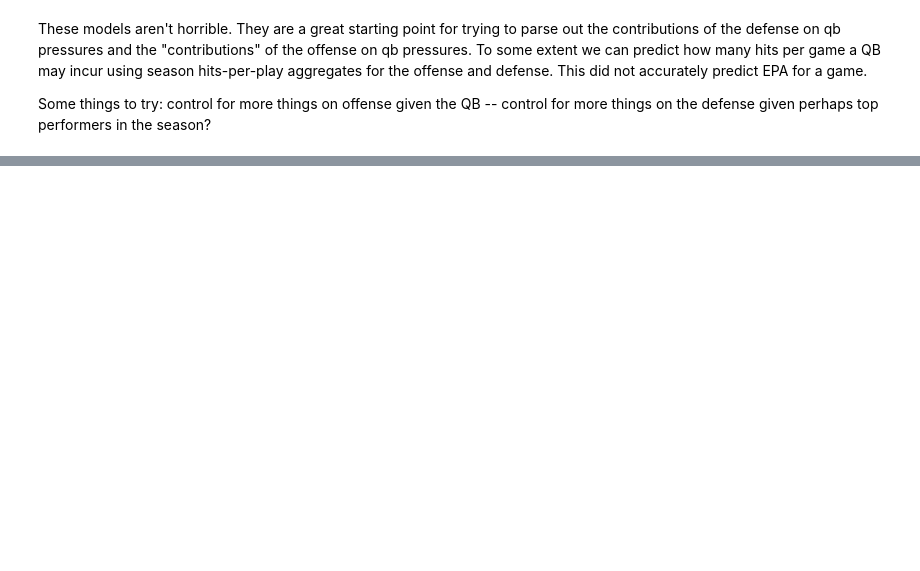
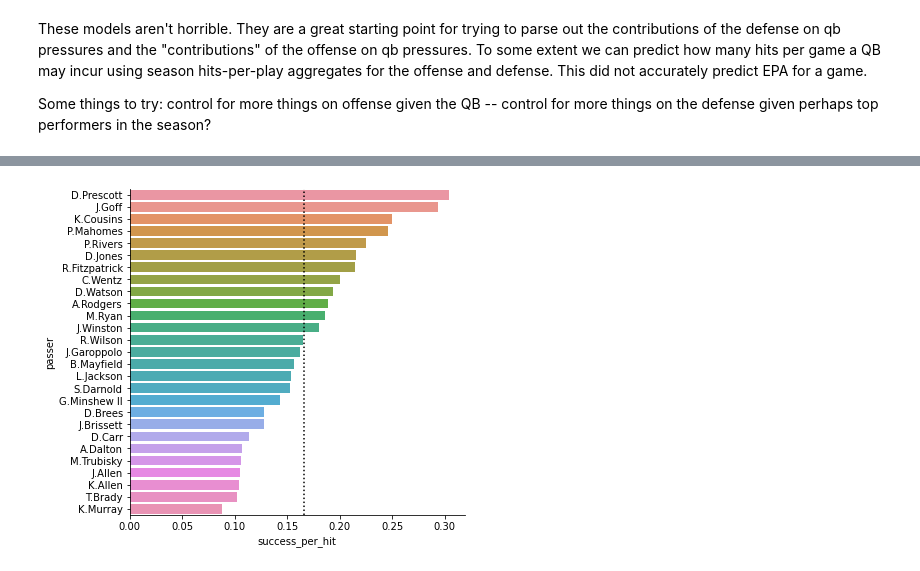
Before and after one commit to nickwan/qb_pressures, a Jupyter notebook: qb_pressures.ipynb, the cells around one changed output, grey strips where cells are left out. Drawn from its saved outputs; the diff is of its cells as text; code cells hidden in the pictures; blank space fills up the shorter version.

```diff
--- a/qb_pressures.ipynb
+++ b/qb_pressures.ipynb
@@ -323,0 +317,3 @@ Some things to try: control for more things on offense given the QB -- control f
+# %%
+qb_hit_success['success_per_hit'] = qb_hit_success['success'].div(qb_hit_success['n_hits'])
+qb_hit_success['epa_per_hit'] = qb_hit_success['epa'].div(qb_hit_success['n_hits'])
@@ -323,0 +335,2 @@ Some things to try: control for more things on offense given the QB -- control f
+# %%
+qb_hit_success = qb_hit_success.merge(qb_threshold.loc[qb_threshold['ones']>425,['season','passer']])
@@ -323,0 +340,14 @@ Some things to try: control for more things on offense given the QB -- control f
+# %%
+y = 'success_per_hit'
+df_plt = (qb_hit_success
+          .loc[qb_hit_success['season']==2019]
+          .sort_values('epa',ascending=False)
+          .reset_index(drop=True))
+order = df_plt.sort_values(y,ascending=False)['passer'].values
+sns.barplot(y,'passer',data=df_plt, orient='h', order=order)
+sns.despine()
+plt.gcf().set_size_inches(plt.gcf().get_size_inches()[0],6)
+plt.axvline(df_hits['success'].mean(),c='k',ls=':')
+plt.show()
+# %% [output]
+[figure, added]
```
Also changed, not shown: parts of 10 cells of this notebook.
